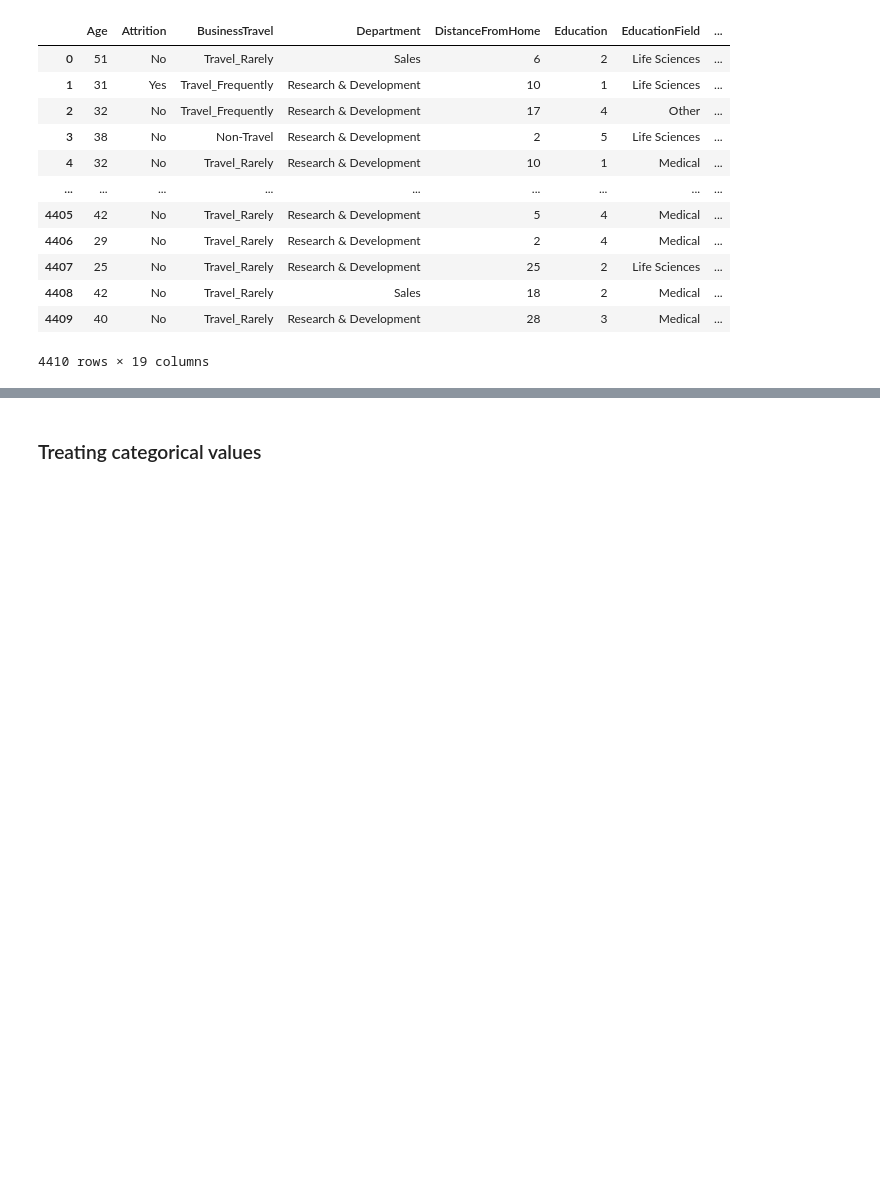
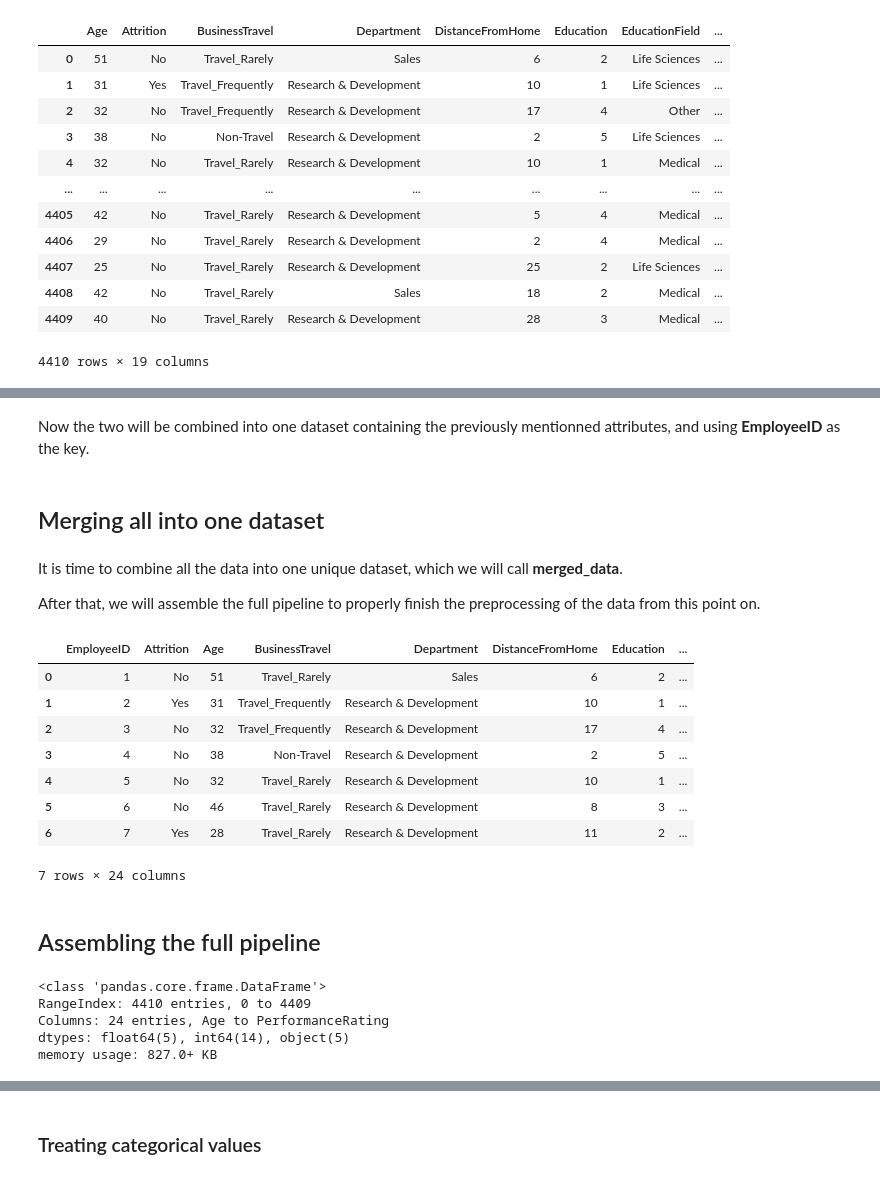
Before and after one commit to equisdel/INDIAI, a Jupyter notebook: test.ipynb, the cells around one changed output, grey strips where cells are left out. Cells and saved outputs as stored; diff of their text form; code cells hidden in the pictures; blank space fills up the shorter version.

Commit message:
Cleanse Until Merged Data

```diff
--- a/test.ipynb
+++ b/test.ipynb
@@ -108,0 +129,3 @@ memory usage: 654.7+ KB
+# %%
+survey_data = pd.merge(employee_survey_data,manager_survey_data,on="EmployeeID",how="outer")
+survey_data.head()
@@ -129,0 +320,43 @@ TotalWorkingYears      9
+# %% [markdown]
+Now the two will be combined into one dataset containing the previously mentionned attributes, and using **EmployeeID** as the key.
+# %%
+# SHIVA'S CODE
+
+# incorporate new metrics
+time_data = pd.DataFrame(columns=["EmployeeID"])
+# %% [markdown]
+## Merging all into one dataset
+# %% [markdown]
+It is time to combine all the data into one unique dataset, which we will call **merged_data**.
+
+After that, we will assemble the full pipeline to properly finish the preprocessing of the data from this point on.
+# %%
+merge_key = "EmployeeID"
+merged_data = pd.merge(general_data, survey_data, on=merge_key, how="outer")
+merged_data = pd.merge(merged_data, time_data, on=merge_key, how="outer")       # time data is missing
+
+# we rearrange the order of the columns for an easier read
+columns_order = ["EmployeeID"] + ["Attrition"] + [col for col in merged_data.columns if (col != "EmployeeID" and col != "Attrition")]
+merged_df = merged_data[columns_order]
+merged_df.to_csv("../merged_data.csv", index=True)
+merged_df.head(7)
+# %% [output]
+|  | EmployeeID | Attrition | Age | BusinessTravel | Department | DistanceFromHome | Education | ... |
+| 0 | 1 | No | 51 | Travel_Rarely | Sales | 6 | 2 | ... |
+| 1 | 2 | Yes | 31 | Travel_Frequently | Research & Development | 10 | 1 | ... |
+| 2 | 3 | No | 32 | Travel_Frequently | Research & Development | 17 | 4 | ... |
+| 3 | 4 | No | 38 | Non-Travel | Research & Development | 2 | 5 | ... |
+| 4 | 5 | No | 32 | Travel_Rarely | Research & Development | 10 | 1 | ... |
+| 5 | 6 | No | 46 | Travel_Rarely | Research & Development | 8 | 3 | ... |
+| 6 | 7 | Yes | 28 | Travel_Rarely | Research & Development | 11 | 2 | ... |
+7 rows × 24 columns
+# %% [markdown]
+## Assembling the full pipeline
+# %%
+merged_data.info(verbose=False)
+# %% [output]
+<class 'pandas.core.frame.DataFrame'>
+RangeIndex: 4410 entries, 0 to 4409
+Columns: 24 entries, Age to PerformanceRating
+dtypes: float64(5), int64(14), object(5)
+memory usage: 827.0+ KB
```
Also changed, not shown: parts of 64 cells of this notebook, 2 other files.
